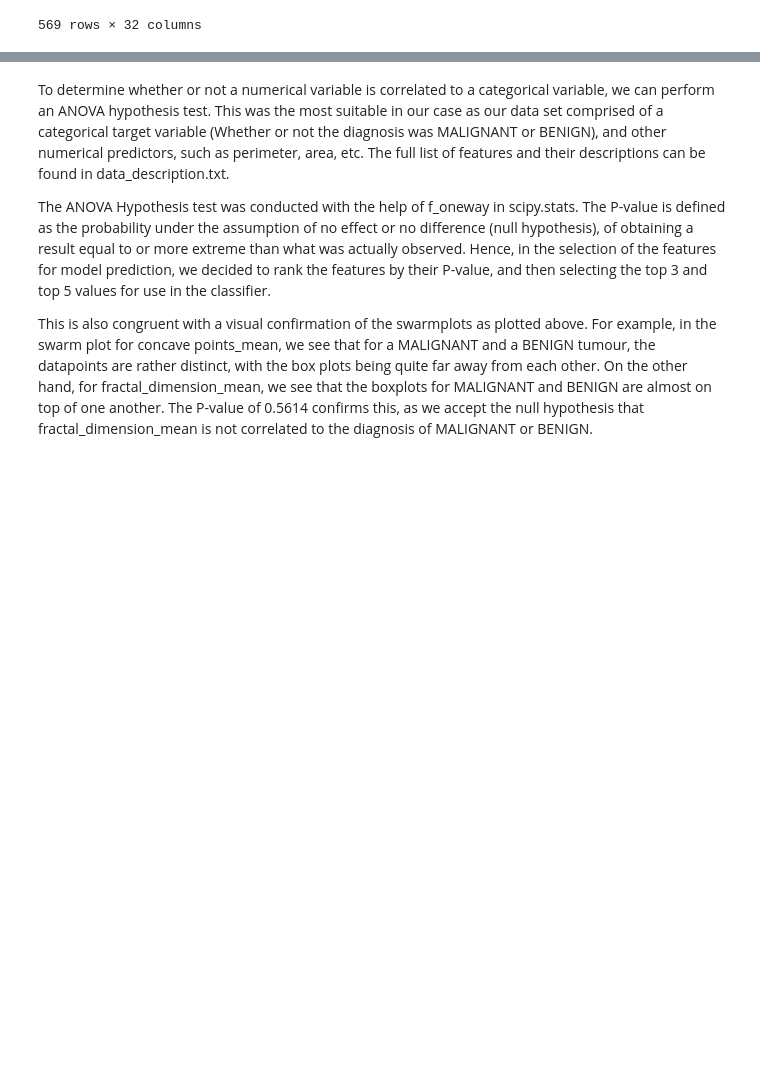
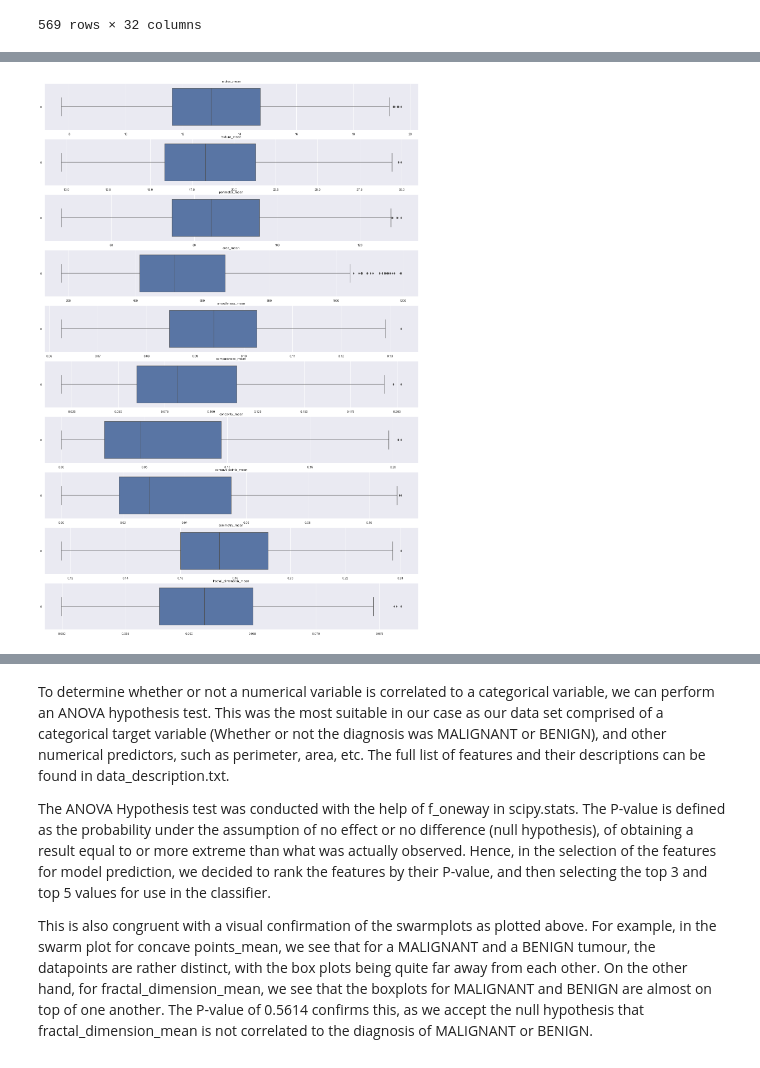
Before and after one commit to minghancmh/breastCancerPredictiveModel, a Jupyter notebook: breastCancer.ipynb, the cells around one changed output, grey strips where cells are left out. Drawn from its saved outputs; the diff is of its cells as text; code cells hidden in the pictures; blank space fills up the shorter version.

```diff
--- a/breastCancer.ipynb
+++ b/breastCancer.ipynb
@@ -90,0 +107,12 @@ fractal_mean = pd.DataFrame(breastCancerdf_mean['fractal_dimension_mean'])
+# %%
+for col in breastCancerdf_mean_EDA:
+    column = breastCancerdf_mean_EDA[col]
+    q1 = column.quantile(0.25)
+    q3 = column.quantile(0.75)
+    IQR = q3 - q1
+    upper_whisker = q3 + 1.5*IQR
+    lower_whisker = q1 - 1.5*IQR
+    outliers = breastCancerdf_mean_EDA[(column < lower_whisker) | (column > upper_whisker)]
+    print(f"{col} has {len(outliers)} outliers")
+
+print(breastCancerdf_mean_EDA.count()) # number of rows before outlier removal
@@ -90,0 +137,16 @@ fractal_mean = pd.DataFrame(breastCancerdf_mean['fractal_dimension_mean'])
+# %%
+""" OUTLIER REMOVAL """
+
+for col in breastCancerdf_mean_EDA:
+    column = breastCancerdf_mean_EDA[col]
+    q1 = column.quantile(0.25)
+    q3 = column.quantile(0.75)
+    IQR = q3 - q1
+    upper_whisker = q3 + 1.5*IQR
+    lower_whisker = q1 - 1.5*IQR
+    breastCancerdf_mean_EDA = breastCancerdf_mean_EDA[(column > lower_whisker) & (column < upper_whisker)] # remove outliers
+    outliers = breastCancerdf_mean_EDA[(column < lower_whisker) | (column > upper_whisker)]
+
+    print(f"{col} has {len(outliers)} outliers")
+
+print(breastCancerdf_mean_EDA.count()) # number of rows after outlier removal
@@ -90,0 +171,14 @@ fractal_mean = pd.DataFrame(breastCancerdf_mean['fractal_dimension_mean'])
+# %%
+""" Re-plot boxplots to further visualise the dataset after outlier removal """
+
+# Set up subplots for ease of visualisation
+f, axes = plt.subplots(10, 1, figsize=(24,36))
+
+index = 0
+for column in breastCancerdf_mean_EDA:
+    sb.boxplot(data=breastCancerdf_mean_EDA[column].values, orient='h', ax=axes[index]).set(title=column)
+    index += 1
+
+# awesome!
+# %% [output]
+[figure, added]
```
Also changed, not shown: parts of 11 cells of this notebook, 1 other file.
